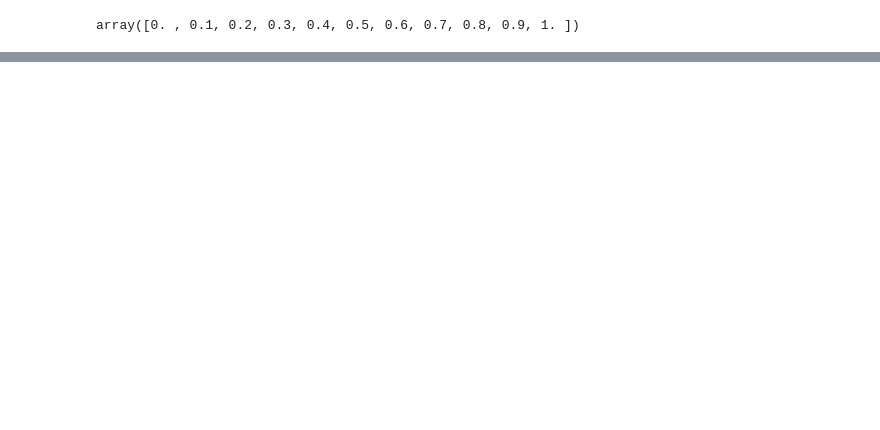
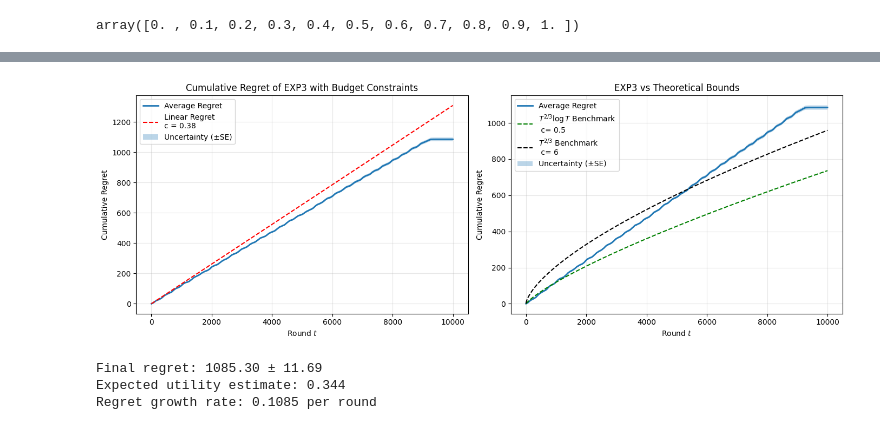
Before and after one commit to matteopasqual02/OLA-2025-project, a Jupyter notebook: R3_Single_product_and_adversarial_environment.ipynb, the cells around one changed output, grey strips where cells are left out. Saved outputs shown, nothing was run; the diff lists cells and outputs as text; code cells hidden in the pictures; blank space fills up the shorter version.

```diff
--- a/R3_Single_product_and_adversarial_environment.ipynb
+++ b/R3_Single_product_and_adversarial_environment.ipynb
@@ -439,0 +478,69 @@ plt.show()
+# %%
+# Enhanced visualization with theoretical benchmarks
+fig, axs = plt.subplots(1, 2, figsize=(14, 5))
+
+# Estimate expected utility for benchmarks (use mean of best utilities)
+exp_utility = np.mean(best_utility[best_utility > 0])  # Average non-zero utility
+
+# First subplot: Cumulative regret with linear benchmark
+axs[0].plot(np.arange(T), average_regret, label='Average Regret', linewidth=2)
+axs[0].set_title('Cumulative Regret of EXP3 with Budget Constraints')
+
+# Linear regret benchmark
+c_linear = 0.38
+linear_regret = np.arange(T) * exp_utility * c_linear
+axs[0].plot(np.arange(T), linear_regret, label=f'Linear Regret\nc = {c_linear}', linestyle='--', color='red')
+
+# Add uncertainty band
+axs[0].fill_between(
+    np.arange(T),
+    average_regret - regret_std / np.sqrt(n_trials),
+    average_regret + regret_std / np.sqrt(n_trials),
+    alpha=0.3,
+    label='Uncertainty (±SE)'
+)
+axs[0].set_xlabel('Round $t$')
+axs[0].set_ylabel('Cumulative Regret')
+axs[0].legend()
+axs[0].grid(True, alpha=0.3)
+
+# Second subplot: Theoretical benchmarks for adversarial bandits
+axs[1].plot(np.arange(T), average_regret, label='Average Regret', linewidth=2)
+axs[1].set_title('EXP3 vs Theoretical Bounds')
+
+t_vals = np.arange(1, T+1)
+
+# EXP3 theoretical bound: O(sqrt(KT log K))
+c_log = 0.5
+benchmark = (t_vals ** (2/3)) * np.log(t_vals) * exp_utility * c_log
+axs[1].plot(np.arange(T), benchmark, label=r'$T^{2/3}\log T$ Benchmark' + f'\n c= {c_log}', linestyle='--', color='green')
+
+c_no_log = 6
+benchmark = (t_vals ** (2/3)) * exp_utility * c_no_log
+axs[1].plot(np.arange(T), benchmark, label=r'$T^{2/3}$ Benchmark'+ f'\n c= {c_no_log}', linestyle='--', color='black')
+
+# Add uncertainty band
+axs[1].fill_between(
+    np.arange(T),
+    average_regret - regret_std / np.sqrt(n_trials),
+    average_regret + regret_std / np.sqrt(n_trials),
+    alpha=0.3,
+    label='Uncertainty (±SE)'
+)
+
+axs[1].set_xlabel('Round $t$')
+axs[1].set_ylabel('Cumulative Regret')
+axs[1].legend()
+axs[1].grid(True, alpha=0.3)
+
+plt.tight_layout()
+plt.show()
+
+print(f"Final regret: {average_regret[-1]:.2f} ± {regret_std[-1]/np.sqrt(n_trials):.2f}")
+print(f"Expected utility estimate: {exp_utility:.3f}")
+print(f"Regret growth rate: {average_regret[-1]/T:.4f} per round")
+# %% [output]
+[figure, added]
+Final regret: 1085.30 ± 11.69
+Expected utility estimate: 0.344
+Regret growth rate: 0.1085 per round
```
Also changed, not shown: parts of 6 cells of this notebook.
